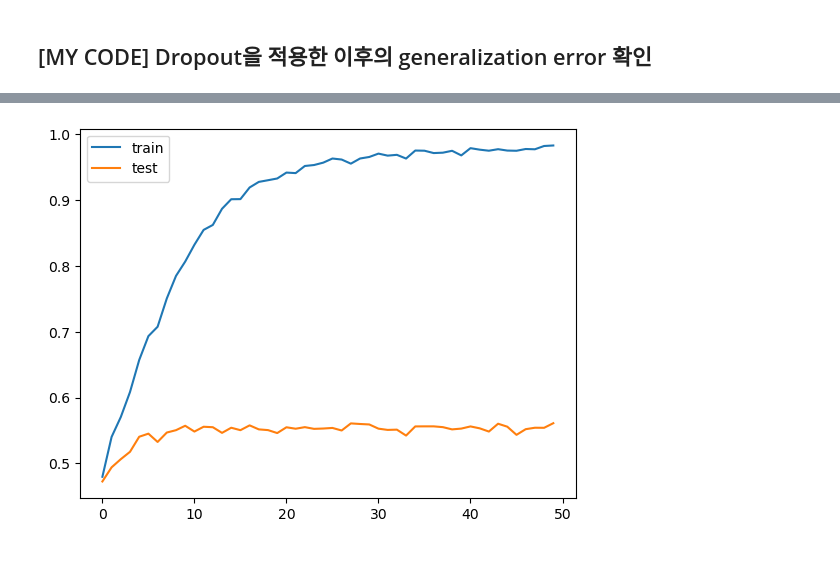
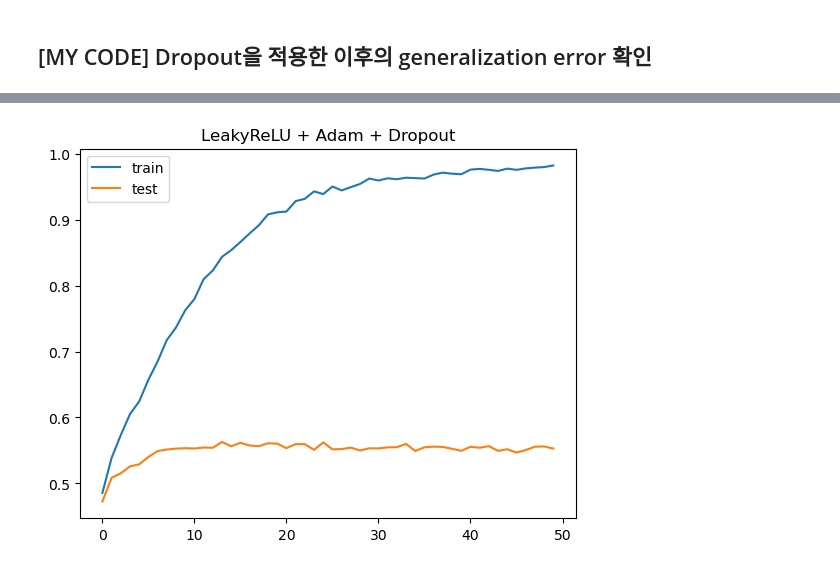
Before and after one commit to adunStudio/hanghae99_plusAI_2, a Jupyter notebook: 1주차/[1주차] 심화과제.ipynb, the cells around one changed output, grey strips where cells are left out. Saved outputs shown, nothing was run; the diff lists cells and outputs as text; code cells hidden in the pictures.

```diff
--- a/1주차/[1주차] 심화과제.ipynb
+++ b/1주차/[1주차] 심화과제.ipynb
@@ -383,5 +392,5 @@ class ModelWithDrop(nn.Module):
 # %%
-model = ModelWithDrop(nn.LeakyReLU, 3 * 32 * 32, 1024, 10, 0.1)
+model = ModelWithDrop(nn.LeakyReLU, 3 * 32 * 32, 512, 10, 0.1)
 model = model.to(device)
 
 # 손실 함수: 교차 엔트로피 손실 (분류 문제에서 사용)
@@ -391,7 +400,7 @@ criterion = nn.CrossEntropyLoss()
 optimizer = optim.Adam(model.parameters(), lr=lr)
 
 train_accuracies = []
-test_accuracies = []
+leakyReLU_adam_dropout_test_accuracies = []
 
 for epoch in range(num_epochs):
   start_time = time.time()  # 에포크 시작 시간 기록
@@ -409,6 +418,7 @@ for epoch in range(num_epochs):
     optimizer.step()
 
     total_loss += loss.item()
+    average_loss = total_loss / len(train_loader)
 
   end_time = time.time()
   epoch_time = end_time - start_time  # 에포크 실행 시간 계산
@@ -419,11 +429,11 @@ for epoch in range(num_epochs):
     test_acc = accuracy(model, test_loader)    # 테스트 데이터 정확도
 
   train_accuracies.append(train_acc)
-  test_accuracies.append(test_acc)
+  leakyReLU_adam_dropout_test_accuracies.append(test_acc)
 
   print(f"Epoch {epoch+1:3d} |"
         f" Time: {epoch_time:.2f} seconds |"
-        f" Loss: {total_loss:.2f} |"
+        f" Loss: {average_loss:.2f} |"
         f" Train Acc: {train_acc:.3f} |"
         f" Test Acc: {test_acc:.3f}")
 # %% [output]
@@ -447,4 +457,4 @@ Epoch  50 | Time: 5.13 seconds | Loss: 34.00 | Train Acc: 0.983 | Test Acc: 0.56
-# %%
-plot_acc(train_accuracies, test_accuracies)
-# %% [output]
-[figure, removed]
+# %%
+plot_acc('LeakyReLU + Adam + Dropout', train_accuracies, leakyReLU_adam_dropout_test_accuracies)
+# %% [output]
+[figure, added]
```
Also changed, not shown: parts of 17 cells of this notebook.
